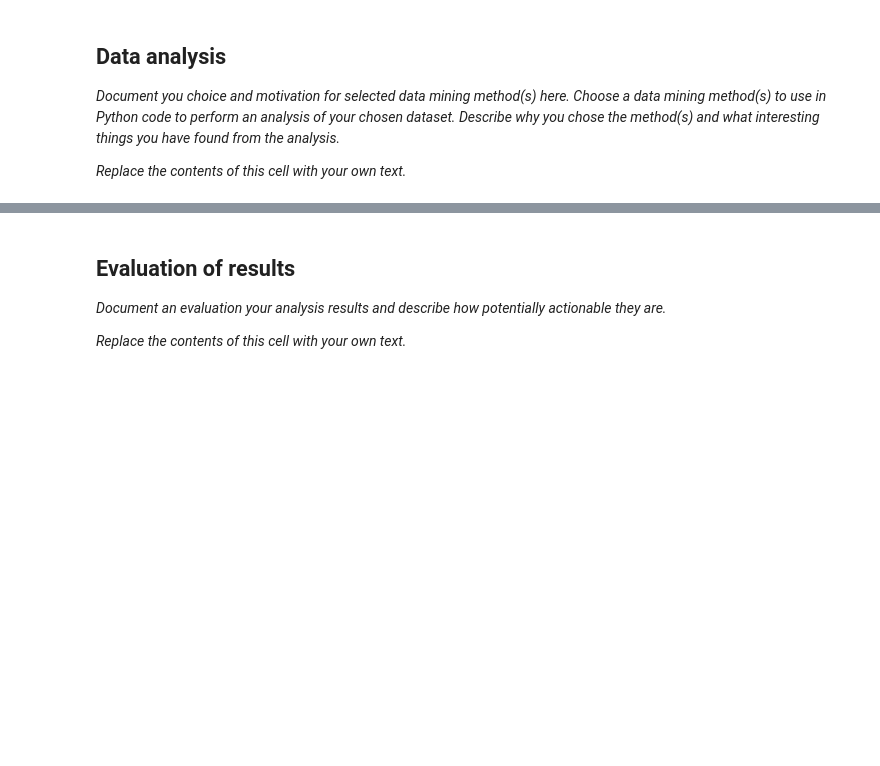
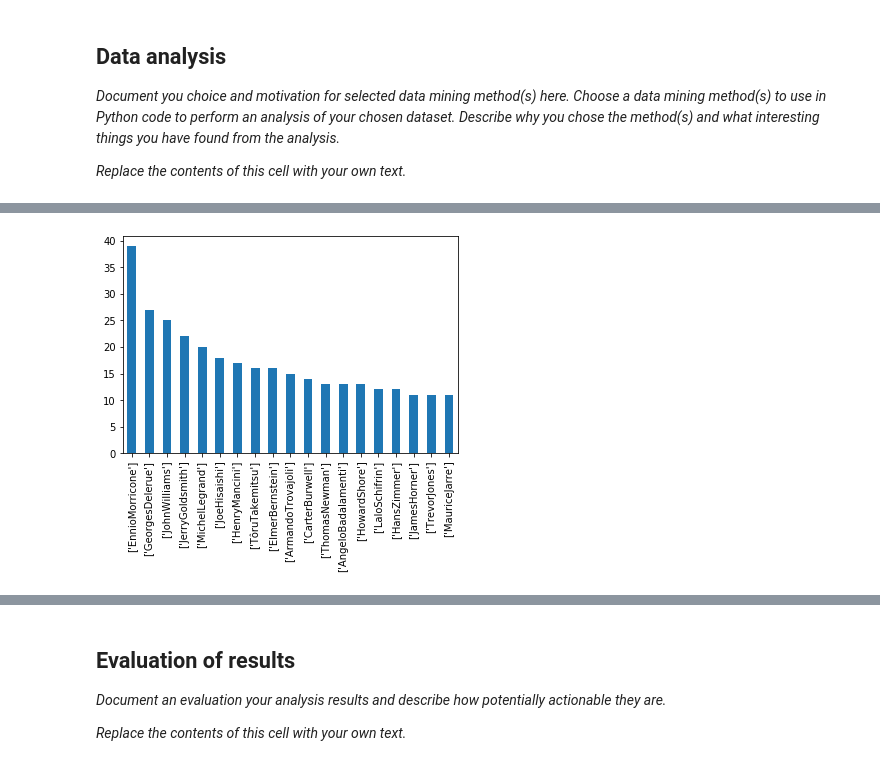
Before and after one commit to Vildmusen/Data_Mining, a Jupyter notebook: Data Mining Project.ipynb, the cells around one changed output, grey strips where cells are left out. Saved outputs shown, nothing was run; the diff lists cells and outputs as text; code cells hidden in the pictures; blank space fills up the shorter version.

```diff
--- a/Data Mining Project.ipynb
+++ b/Data Mining Project.ipynb
@@ -251,7 +225,0 @@ Importing table containing movie-director connections. Connecting all directors
-# %%
-movie_crews = []
-
-with open('data_crew.tsv', encoding="utf8") as tsvfile4:
-    reader_titles = csv.reader(tsvfile4, delimiter='\t')
-    for row in reader_titles:
-        movie_crews.append(row)
@@ -286,12 +277,0 @@ with open('movies_crew_and_director.csv', 'w', encoding='utf-8') as writeFile:
-# %%
-import csv
-
-movies_with_directors = []
-
-with open('movies_crew_and_director.csv', newline='', encoding='utf-8') as f:
-    reader = csv.reader(f)
-    for row in reader:
-        if(len(row) > 0):
-            movies_with_directors.append(row)
-
-movies_with_directors = movies_with_directors[1:]
@@ -332,0 +362,19 @@ with open('complete_array.csv', 'w', encoding='utf-8') as writeFile:
+# %%
+import pandas as dp
+import csv
+import matplotlib
+import matplotlib.pyplot as plt
+
+movies = []
+
+with open('complete_formatted.csv', newline='', encoding='utf-8') as f:
+    reader = csv.reader(f)
+    for row in reader:
+        if(len(row) > 0):
+            movies.append(row)
+
+movies_df = dp.DataFrame(movies)
+# %%
+movies_df = dp.DataFrame(movies_df)
+movies_df = movies_df.rename(columns={0:"Genres",1:"Number_of_votes",2:"Rating",3:"Actors",4:"Director",5:"Writers",6:"Producers",7:"Composers"})
+movies_df
@@ -332,0 +395,4 @@ with open('complete_array.csv', 'w', encoding='utf-8') as writeFile:
+# %%
+_ = movies_df.Composers.value_counts()[1:20].plot.bar()
+# %% [output]
+[figure, added]
```
Also changed, not shown: parts of 34 cells of this notebook, 4 other files.
